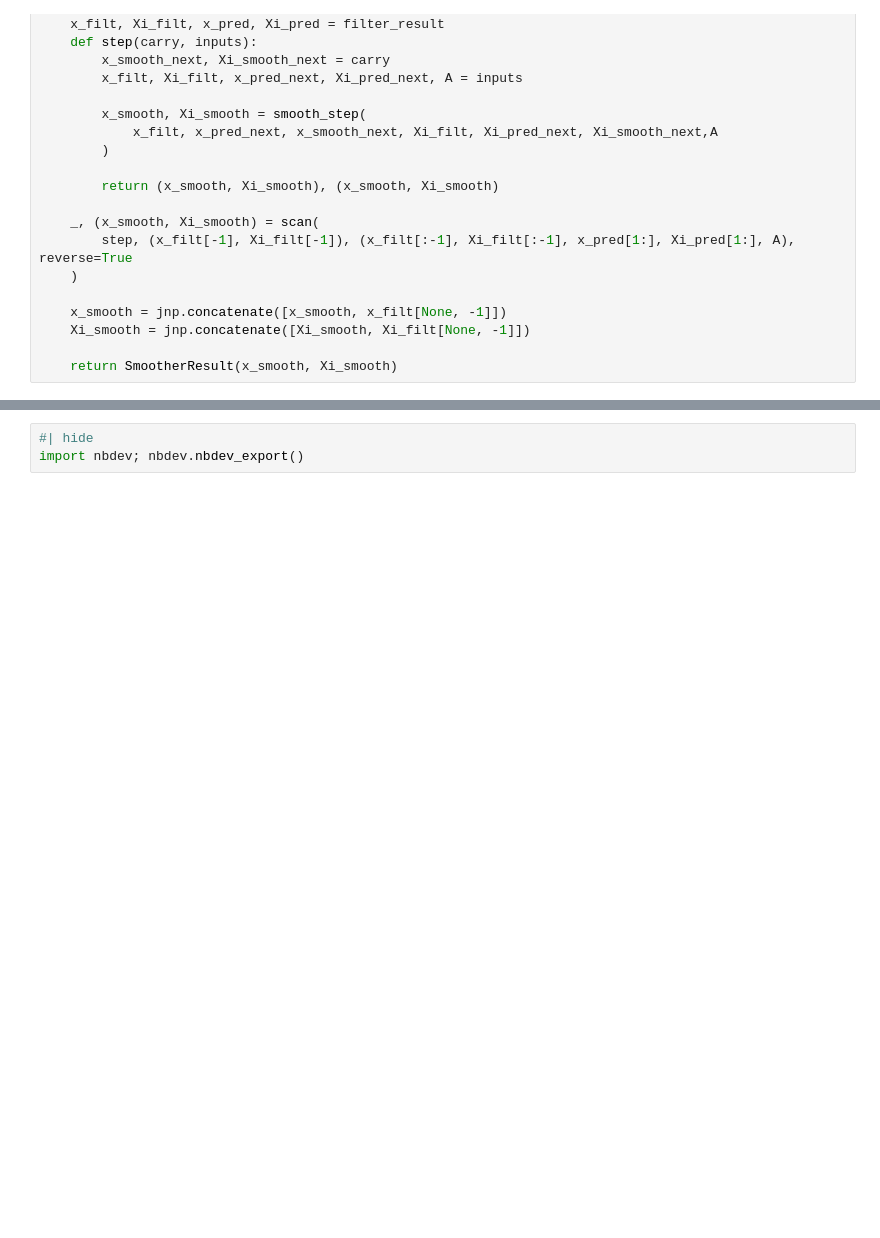
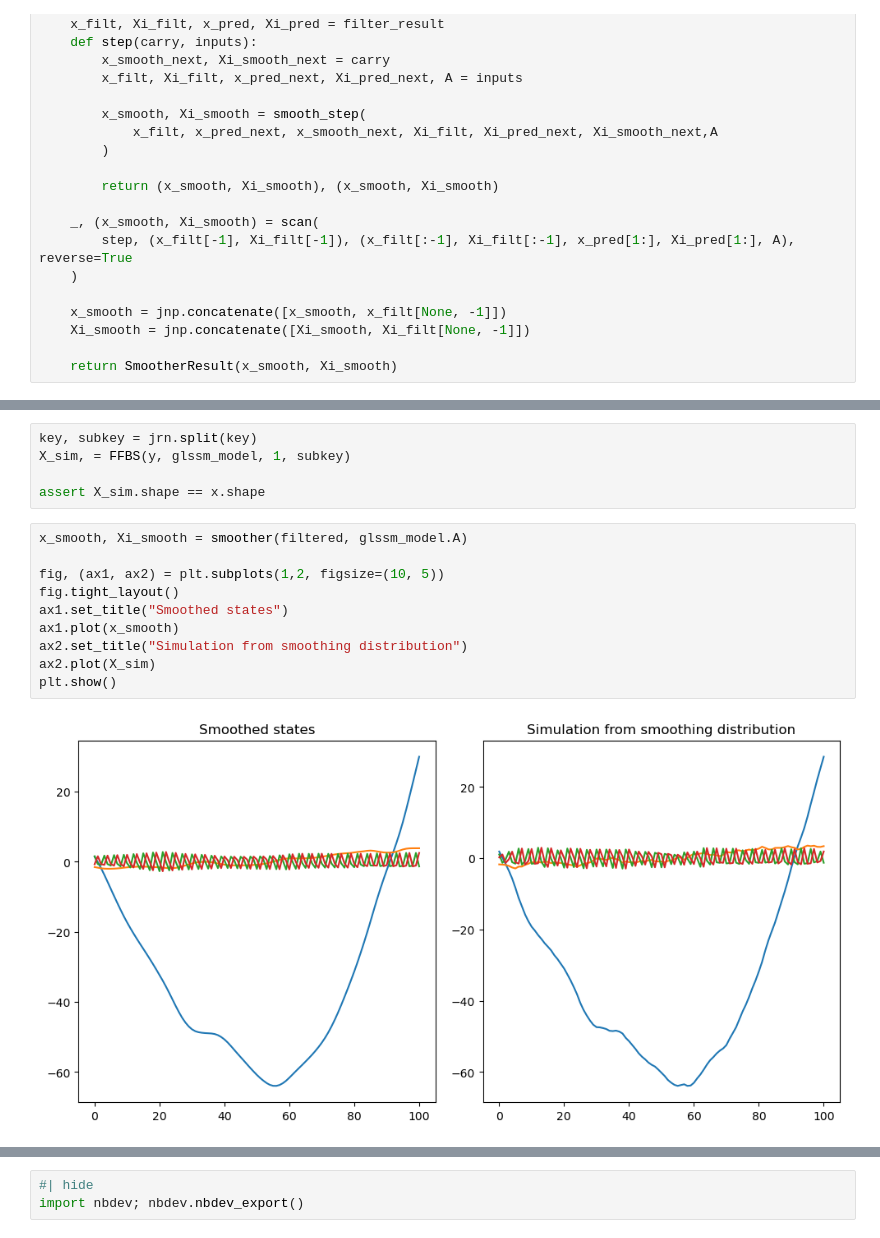
Before and after one commit to stefanheyder/isssm, a Jupyter notebook: nbs/10_kalman_filter_smoother.ipynb, the cells around one changed output, grey strips where cells are left out. Saved outputs shown, nothing was run; the diff lists cells and outputs as text; blank space fills up the shorter version.

```diff
--- a/nbs/10_kalman_filter_smoother.ipynb
+++ b/nbs/10_kalman_filter_smoother.ipynb
@@ -536,0 +330,17 @@ with trace("/tmp/jax_trace/issm/sqrt_smoother"):
+# %%
+key, subkey = jrn.split(key)
+X_sim, = FFBS(y, glssm_model, 1, subkey)
+
+assert X_sim.shape == x.shape
+# %%
+x_smooth, Xi_smooth = smoother(filtered, glssm_model.A)
+
+fig, (ax1, ax2) = plt.subplots(1,2, figsize=(10, 5))
+fig.tight_layout()
+ax1.set_title("Smoothed states")
+ax1.plot(x_smooth)
+ax2.set_title("Simulation from smoothing distribution")
+ax2.plot(X_sim)
+plt.show()
+# %% [output]
+[figure, added]
```
Also changed, not shown: parts of 27 cells of this notebook, 12 other files.
